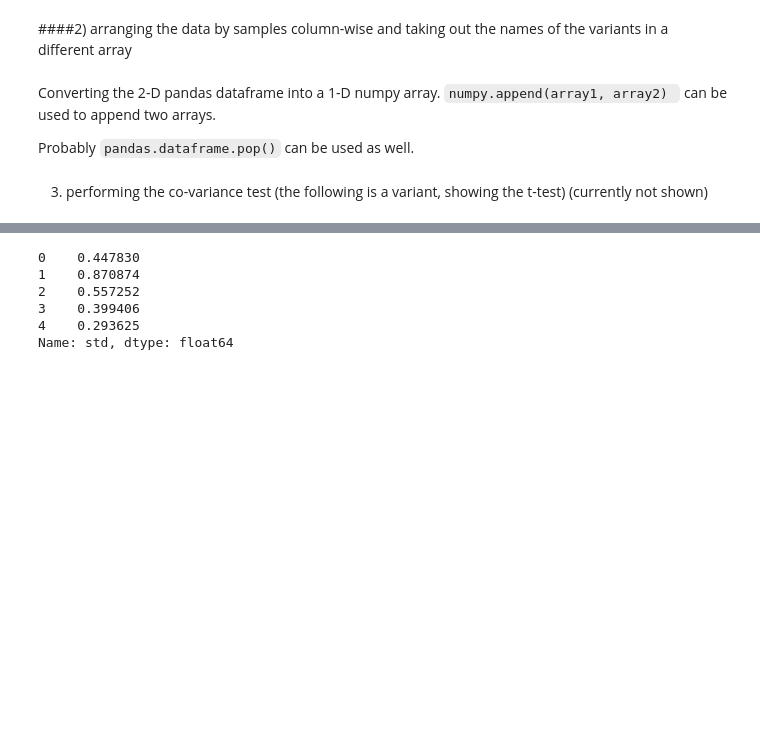
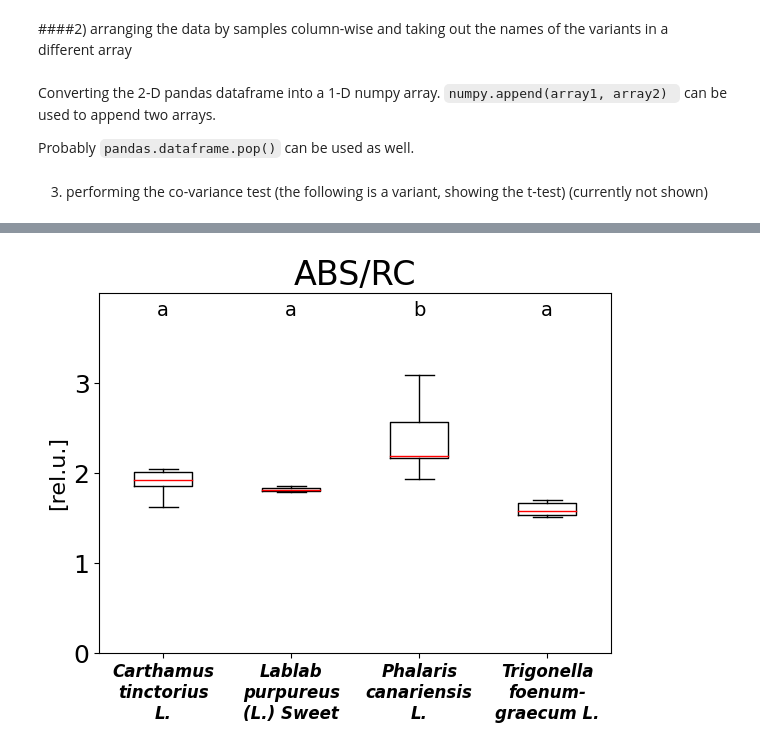
Before and after one commit to MKolaksazov/Data-Science, a Jupyter notebook: Colab code (graphs)/Tukey_test_letters.ipynb, the cells around one changed output, grey strips where cells are left out. Cells and saved outputs as stored; diff of their text form; code cells hidden in the pictures; blank space fills up the shorter version.

```diff
--- a/Colab code (graphs)/Tukey_test_letters.ipynb
+++ b/Colab code (graphs)/Tukey_test_letters.ipynb
@@ -67,8 +110,3 @@ df = pd.read_csv(csv_file, delimiter='\t', decimal=',') # delimiter '\t' or ';'
 # %% [markdown]
 1.2) Popping out the labels of the variation groups in a dataframe, called *'names'*.
 Transposing the dataframe, so that it can be easily processed by the covariance test analysis and matplotlib. Converting it into numpy array.
-# %%
-names = df.pop('groups')
-transposed_df = df.T
-named = np.array(names)
-transposed_df
@@ -215,18 +357,18 @@ import matplotlib.pyplot as plt
 y_ticks = np.round(np.arange(0, y_height, y_dist), 1)
 # %%
 # define columns for data and then grouping
-col_to_group='Variant'
+col_to_group=sorting_labels
 col_for_data='Value'
 
 #Now take teh data and regroup for anova
-samples = [cols[1] for cols in data.groupby('Variant')['Value']]
+samples = [cols[1] for cols in data.groupby(col_to_group)[col_for_data]]
 #I am not sure how this works but it makes an numpy array for each group
 f_val, p_val = stats.f_oneway(*samples)
 # I am not sure what this star does but this passes all the numpy arrays correctly
 
 # this if statement can be uncommmented if you don't won't to go furhter with out p<0.05
 #if p_val<0.05:    #If the p value is less than 0.05 it then does the tukey
-mod = mc.MultiComparison(data['Value'], data['Variant'])
+mod = mc.MultiComparison(data[col_for_data], data[col_to_group])
 thsd=mod.tukeyhsd()
 
 #this is a function to do Piepho method.
@@ -333,12 +525,49 @@ plt.grid(False)
-# %%
-stat_result = data.groupby(['Variant'], as_index=False).agg(
-                      {'Value':['mean','std']})
-stat_result['Value']['std']
-# %% [output]
-0    0.447830
-1    0.870874
-2    0.557252
-3    0.399406
-4    0.293625
-Name: std, dtype: float64
+# %%
+import textwrap
+def wrap_labels(ax, width, break_long_words=False):
+    labels = []
+    for label in ax.get_xticklabels():
+        text = label.get_text()
+        labels.append(textwrap.fill(text, width=width,
+                      break_long_words=break_long_words))
+    ax.set_xticklabels(labels, rotation=0)
+# %%
+#Now to plot like R with a violing plot
+fig,ax=plt.subplots()
+
+#, #patch_artist=True)
+
+#,showmeans=True
+#,boxprops=dict(linewidth=2.0),whiskerprops=dict(linewidth=2.0))  #This makes the boxplot
+
+# SORTED: by the array group_order in the set_xticklabels function below!
+   #Finds the group names
+
+#props=dict(facecolor='white',alpha=1)
+
+#label_diff(0,2,result.pvalues[1],ind,menMeans, bplt=1, y_text=55\
+#           , ytcoef=0.3, yarrows=0.20, left_right=False)
+#label_diff(1,3,result.pvalues[7],ind,menMeans, bplt=1, y_text=40\
+#           , ytcoef=0.3, yarrows=0.15, left_right=False)
+
+data.boxplot(column=col_for_data, by=sorting_labels, ax=ax, fontsize=18,
+             medianprops=dict(color='red'),
+             boxprops=dict(color='black'),
+             whiskerprops=dict(color='black')
+             )
+
+draw_letters(y_height, False, 1, fsize=14)
+
+plt.ylim(ymax=y_height)
+ax.set_yticks(y_ticks)
+ax.set_xticklabels(labels, fontsize=12, style='italic', weight='bold', rotation=0)
+ax.set(title=title_main, ylabel=y_label, xlabel=x_label)
+ax.set_title(title_main, fontsize=24)
+ax.set_ylabel(y_label, fontsize=16)
+wrap_labels(ax, 11)
+fig.suptitle('')
+plt.grid(False)
+fig.savefig('anovatest.jpg',dpi=300,bbox_inches='tight')
+# %% [output]
+[figure, added]
 # %%
```
Also changed, not shown: parts of 29 cells of this notebook.
